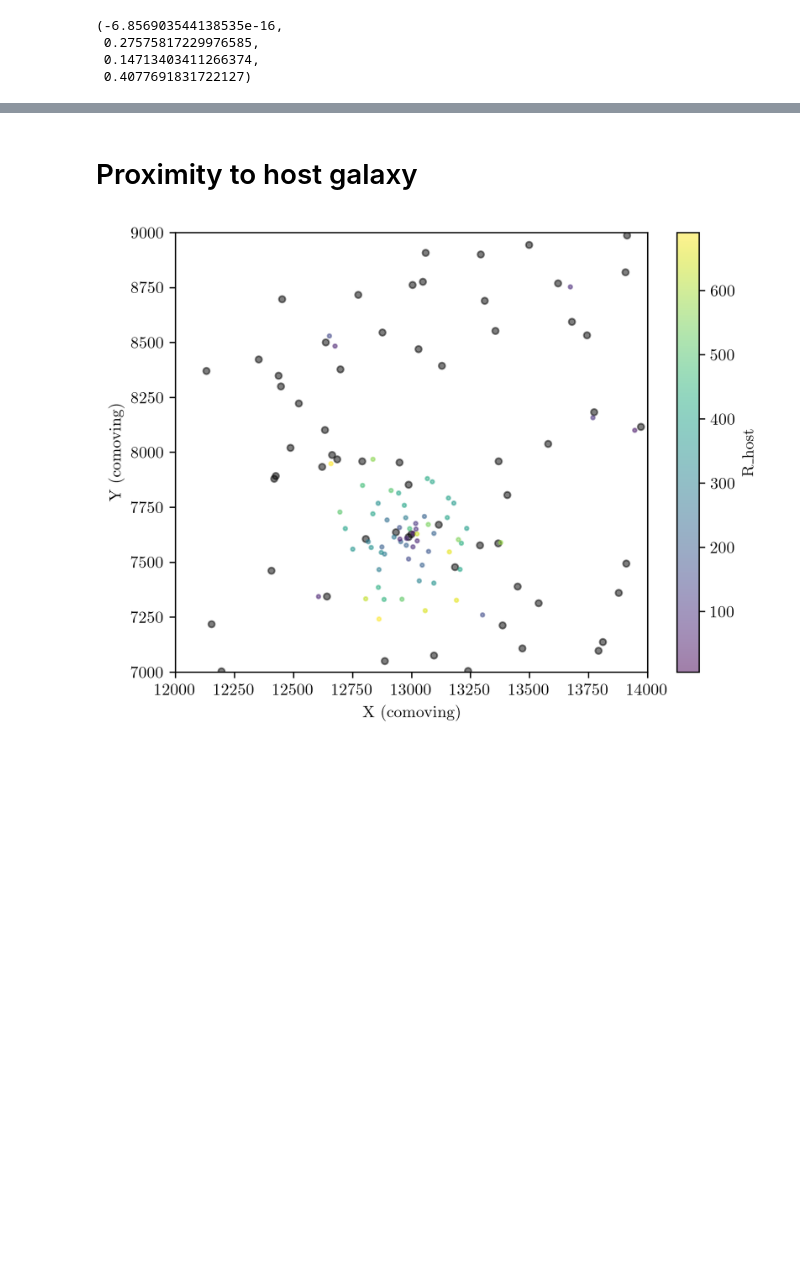
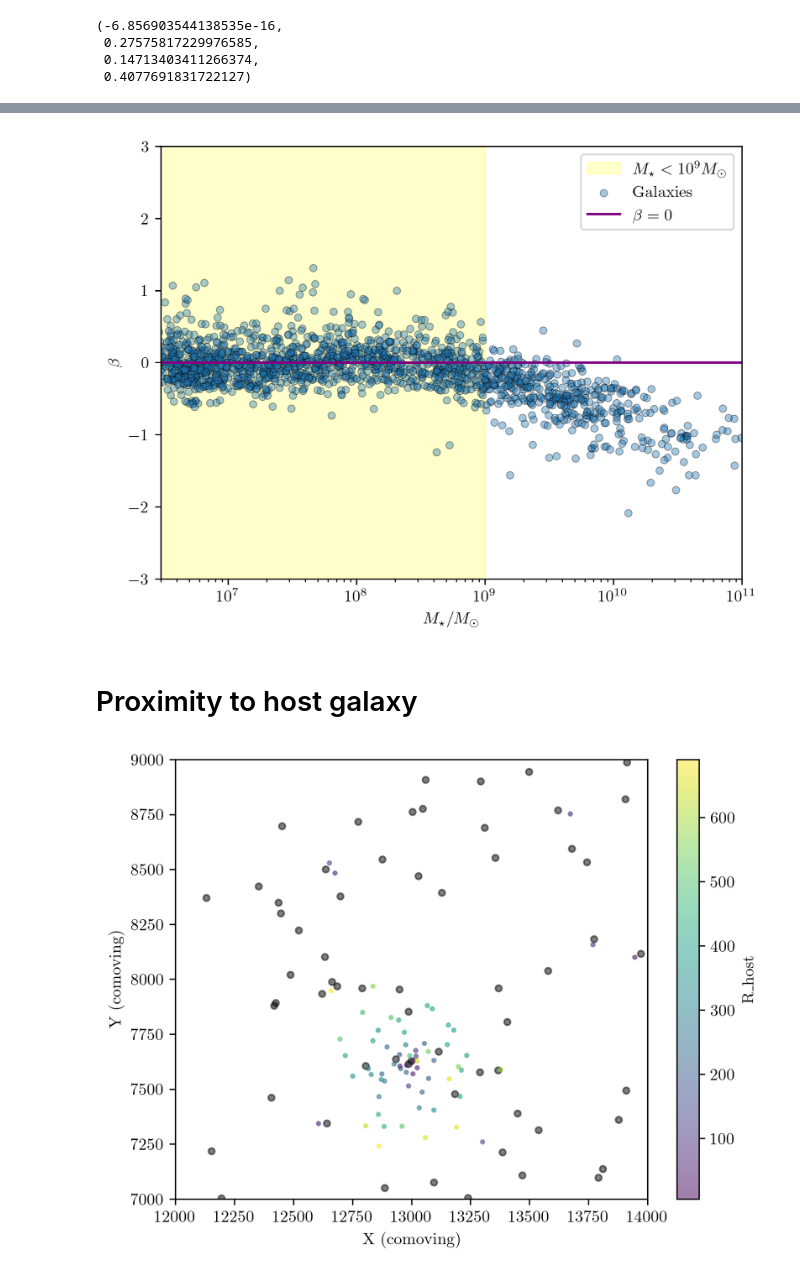
Before and after one commit to mkzeender/thesis, a Jupyter notebook: root_graph.ipynb, the cells around one changed output, grey strips where cells are left out. Cells and saved outputs as stored; diff of their text form; code cells hidden in the pictures; blank space fills up the shorter version.

```diff
--- a/root_graph.ipynb
+++ b/root_graph.ipynb
@@ -171,3 +148,41 @@ fig.savefig('paper/figs/me/stars-mass-size-r50.pdf')
+# %%
+fig, ax2 = plt.subplots()
+
+ax2.set_xscale('log')
+ax2.set_xlim(3e6, 1e11)
+ax2.set_ylim(-3, 3)
+ax2.set_xlabel(r'$M_\star / M_\odot$')
+ax2.set_ylabel(r'$\beta$')
+
+x = dat['stars_mass_within_r50_stars']
+
+ax2.axvspan(
+    1e3, 1e9,
+    color = 'yellow',
+    alpha=0.2
+)
+
+ax2.scatter(
+    x,
+    dat['beta_r50'],
+    s=20,
+    marker='o',
+    #c=dat['beta_r50'],
+    edgecolor='black',
+    linewidth=0.5,
+    alpha=0.4,
+    cmap=CMAP
+)
+
+ax2.plot(x, [0] * dat.shape[0], color='purple')
+
+#fig.colorbar(_m, ax=ax2).set_label(r'$\beta$')
+
+ax2.legend((r'$M_\star < 10^9 M_\odot$', 'Galaxies', r'$\beta = 0$'))
+
+fig.savefig('paper/figs/me/beta-mass.pdf')
+# %% [output]
+[figure, added]
 # %%
 dat.to_pickle('beta_data.pickle')
 # %% [markdown]
```
Also changed, not shown: parts of 5 cells of this notebook, 16 other files.
